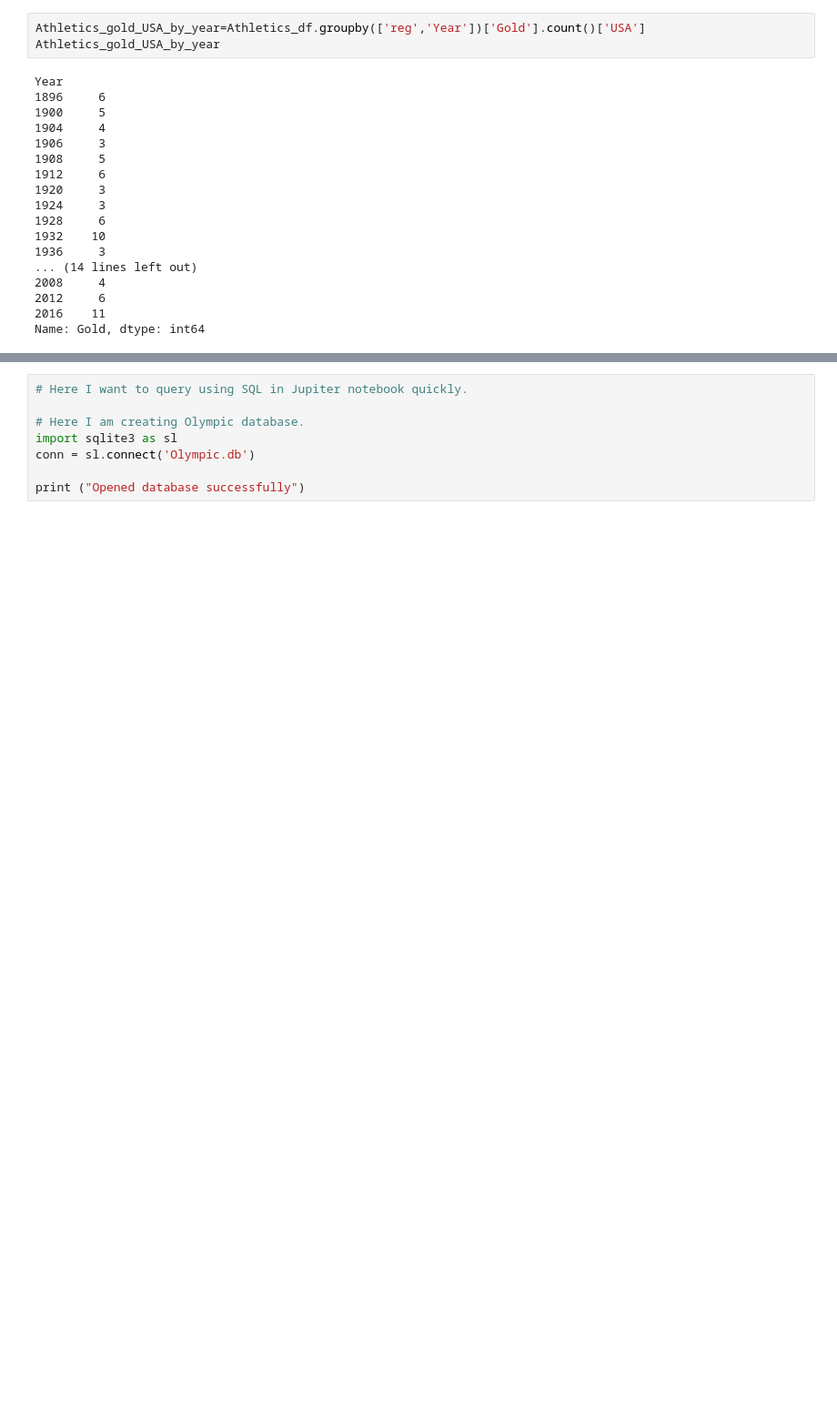
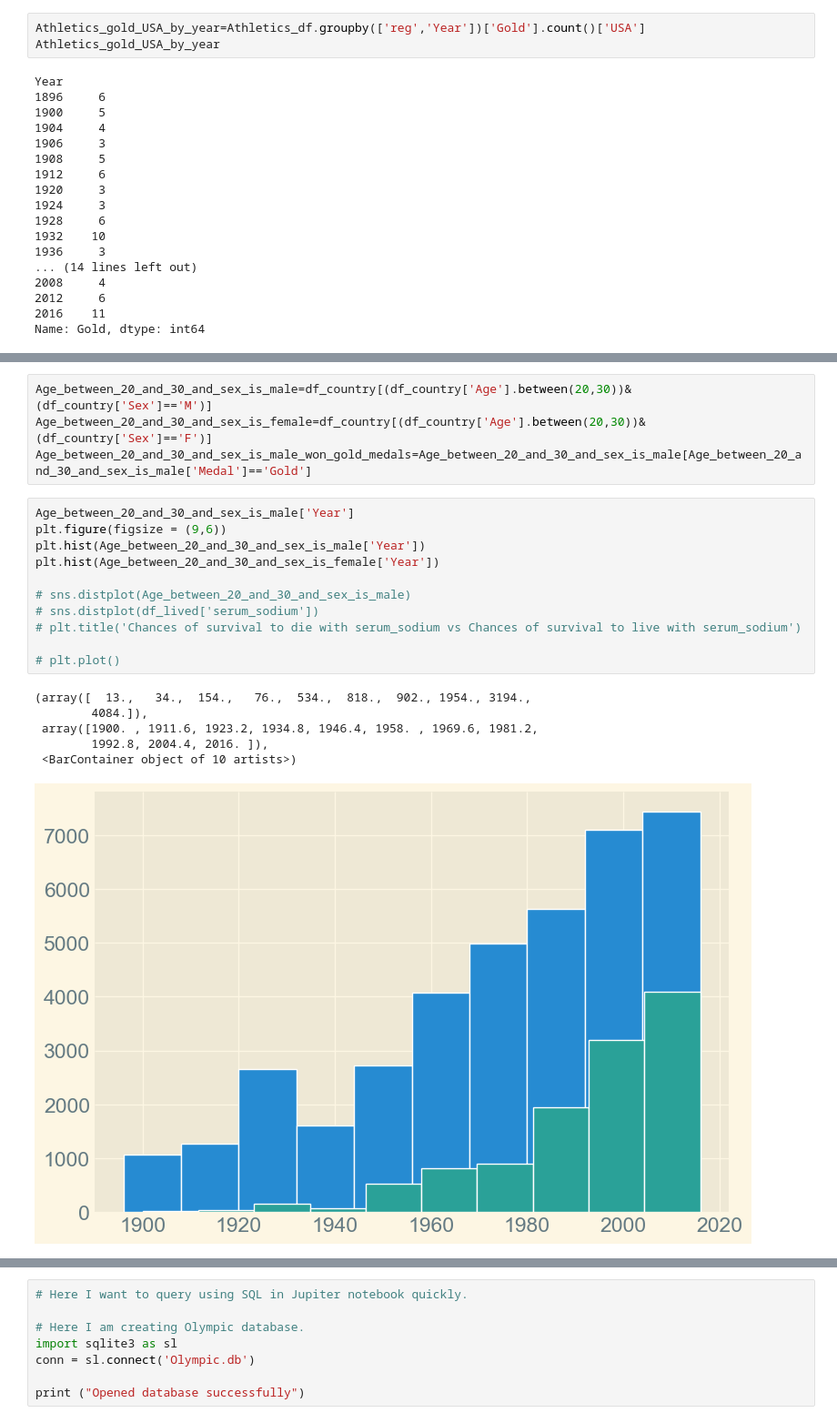
Before and after one commit to pallavikouk/eda-checkpoint, a Jupyter notebook: Olympic_history_dataset.ipynb, the cells around one changed output, grey strips where cells are left out. Shown at 91% size. Drawn from its saved outputs; the diff is of its cells as text; blank space fills up the shorter version.

```diff
--- a/Olympic_history_dataset.ipynb
+++ b/Olympic_history_dataset.ipynb
@@ -762,0 +800,22 @@ plt.show()
+# %%
+Age_between_20_and_30_and_sex_is_male=df_country[(df_country['Age'].between(20,30))& (df_country['Sex']=='M')]
+Age_between_20_and_30_and_sex_is_female=df_country[(df_country['Age'].between(20,30))& (df_country['Sex']=='F')]
+Age_between_20_and_30_and_sex_is_male_won_gold_medals=Age_between_20_and_30_and_sex_is_male[Age_between_20_and_30_and_sex_is_male['Medal']=='Gold']
+# %%
+Age_between_20_and_30_and_sex_is_male['Year']
+plt.figure(figsize = (9,6))
+plt.hist(Age_between_20_and_30_and_sex_is_male['Year'])
+plt.hist(Age_between_20_and_30_and_sex_is_female['Year'])
+
+# sns.distplot(Age_between_20_and_30_and_sex_is_male)
+# sns.distplot(df_lived['serum_sodium'])
+# plt.title('Chances of survival to die with serum_sodium vs Chances of survival to live with serum_sodium')
+
+# plt.plot()
+# %% [output]
+(array([  13.,   34.,  154.,   76.,  534.,  818.,  902., 1954., 3194.,
+        4084.]),
+ array([1900. , 1911.6, 1923.2, 1934.8, 1946.4, 1958. , 1969.6, 1981.2,
+        1992.8, 2004.4, 2016. ]),
+ <BarContainer object of 10 artists>)
+[figure, added]
```
Also changed, not shown: parts of 19 cells of this notebook.
